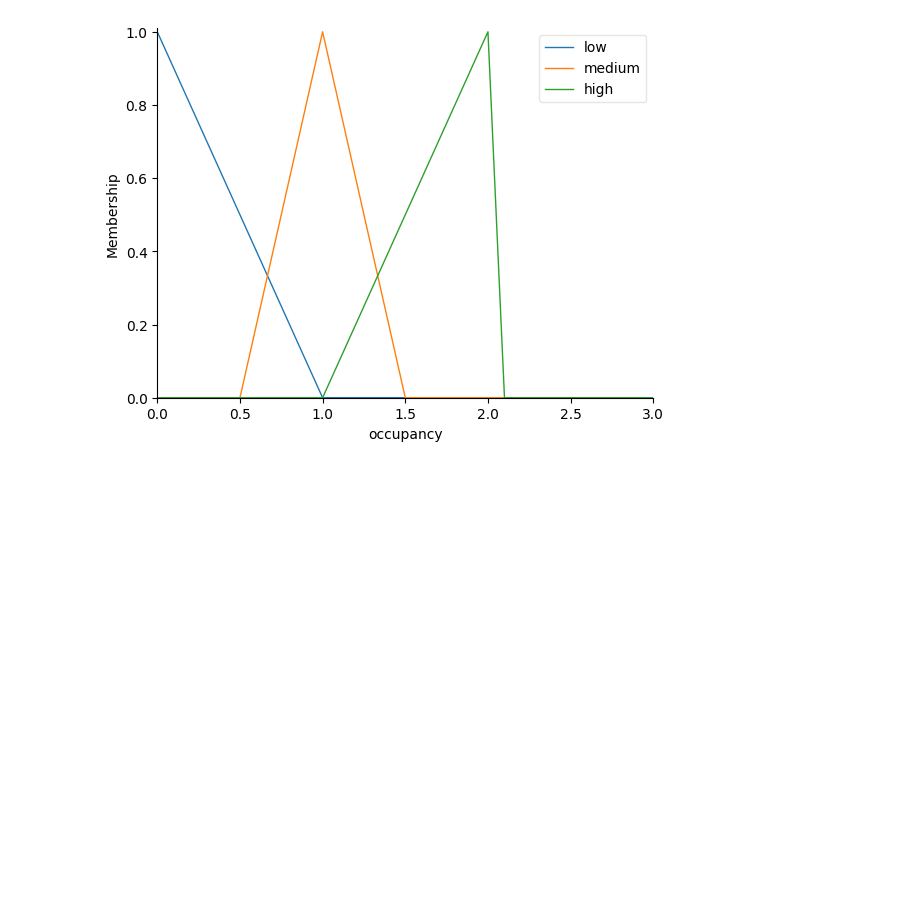
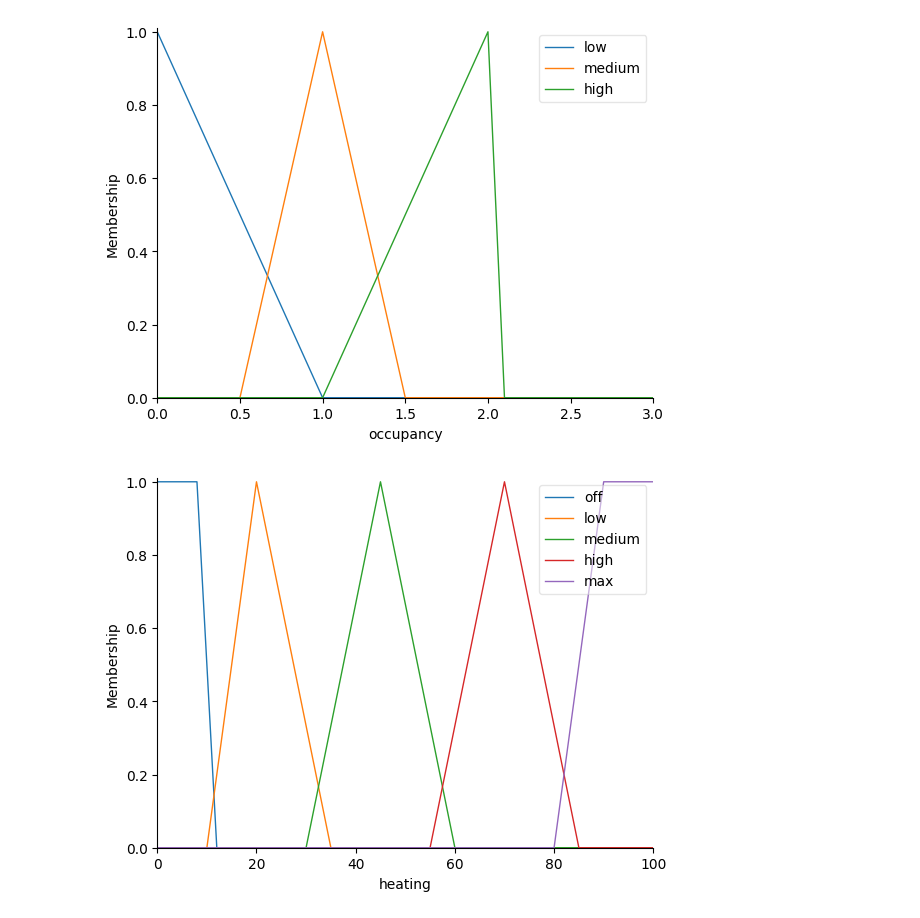
Before and after one commit to cimem37/CO653-Home-system-collaborative, a Jupyter notebook: home system fuzzy collaborative.ipynb, the cells around one changed output. Drawn from its saved outputs; the diff is of its cells as text; code cells hidden in the pictures; blank space fills up the shorter version.

```diff
--- a/home system fuzzy collaborative.ipynb
+++ b/home system fuzzy collaborative.ipynb
@@ -169,3 +169,17 @@ occupancy.view()
 plt.show()
 # %% [output]
 [figure]
+# %%
+heating = ctrl.Consequent(np.arange(0, 101, 1), 'heating')
+
+heating['off'] = fuzz.trapmf(heating.universe, [0, 0, 8, 12])
+heating['low'] = fuzz.trimf(heating.universe, [10, 20, 35])
+heating['medium'] = fuzz.trimf(heating.universe, [30, 45, 60])
+heating['high'] = fuzz.trimf(heating.universe, [55, 70, 85])
+heating['max'] = fuzz.trapmf(heating.universe, [80, 90, 100, 100])
+
+
+heating.view()
+plt.show()
+# %% [output]
+[figure, added]
```
Also changed, not shown: parts of 4 cells of this notebook.
